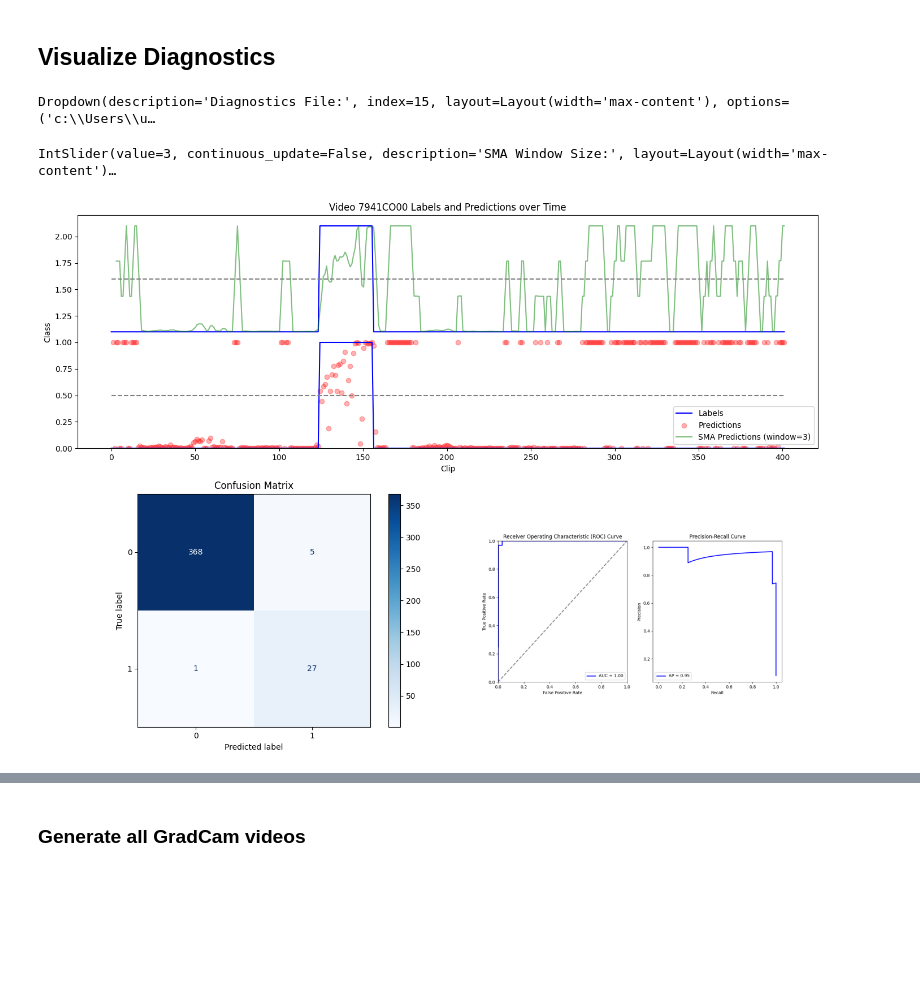
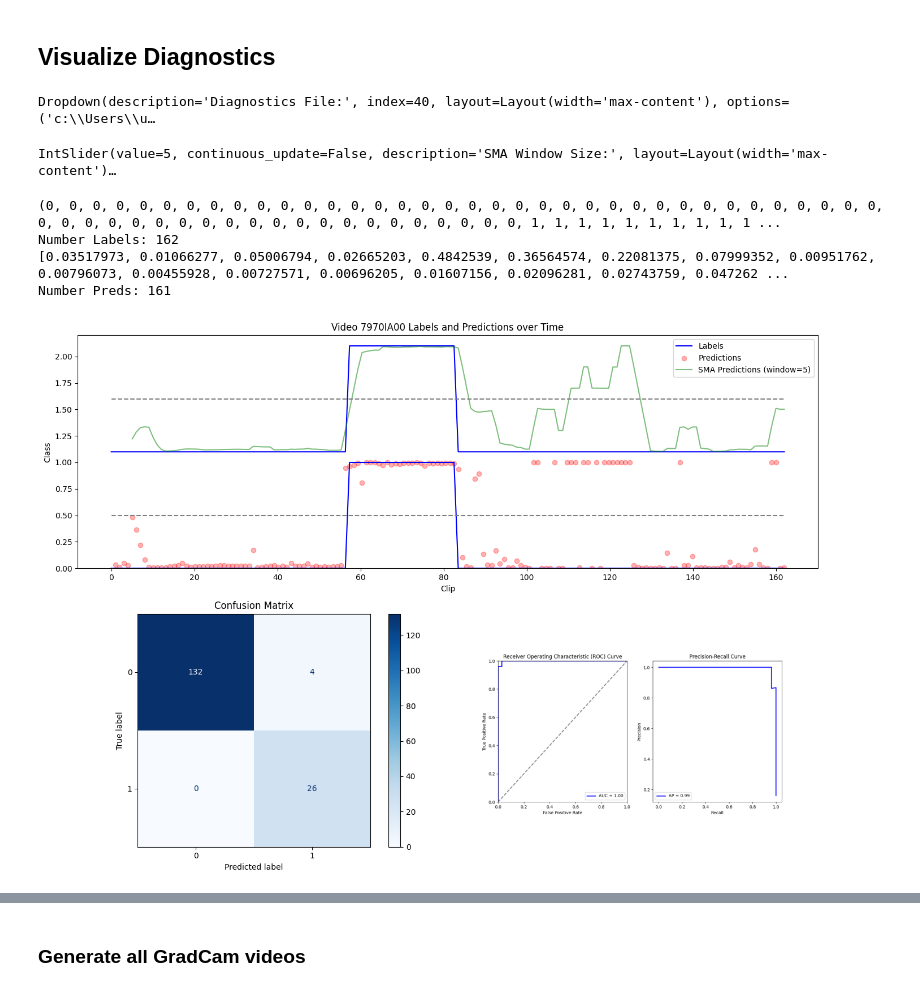
Before and after one commit to aidanboyne/CVEpilepsy, a Jupyter notebook: aidan_create_figures.ipynb, the cells around one changed output, grey strips where cells are left out. Cells and saved outputs as stored; diff of their text form; code cells hidden in the pictures; blank space fills up the shorter version.

Commit message:
Fix for confusion matrix

```diff
--- a/aidan_create_figures.ipynb
+++ b/aidan_create_figures.ipynb
@@ -22,6 +22,16 @@ def parse_predictions(preds_str):
 def simple_moving_average(data, window_size):
     return np.convolve(data, np.ones(window_size)/window_size, mode='valid')
 
+# Flips the false positive and false negative entries, these are calculated correctly for
+# the metrics but the display CM function is opossite.
+def flip_matrix_entries(matrix):
+    if len(matrix) != 2 or len(matrix[0]) != 2 or len(matrix[1]) != 2:
+        raise ValueError("Input must be a 2x2 matrix")
+
+    matrix[0][1], matrix[1][0] = matrix[1][0], matrix[0][1]
+
+    return matrix
+
 def plot_diagnostics(diagnostics_path, sma_window_size=5, title=""):
     # Read and parse the diagnostics text file
     with open(diagnostics_path, 'r') as file:
@@ -35,6 +45,7 @@ def plot_diagnostics(diagnostics_path, sma_window_size=5, title=""):
             list(map(int, confusion_matrix_match.group(1).split())),
             list(map(int, confusion_matrix_match.group(2).split()))
         ])
+        cm = flip_matrix_entries(cm)
 
     # Extract labels
     labels_pattern = re.compile(r'Labels:\n\[(.*)\]')
@@ -43,6 +54,7 @@ def plot_diagnostics(diagnostics_path, sma_window_size=5, title=""):
         labels = ast.literal_eval(labels_match.group(1))
         labels2 = np.array(labels) + 1.1
 
+    print(labels)
     print(f"Number Labels: {len(labels)}")
 
     # Extract predictions
@@ -52,6 +64,7 @@ def plot_diagnostics(diagnostics_path, sma_window_size=5, title=""):
         preds = parse_predictions(preds_match.group(1))
         preds2 = np.array(preds) + 1.1
 
+    print(preds)
     print(f"Number Preds: {len(preds)}")
 
     # Extract images saved for ROC and PC curves
@@ -142,33 +155,39 @@ cropped_test = ['c:\\Users\\u251245\\CVEpilepsy_remote\\diagnostic_save_path\\di
 # Create widgets for diagnostics file selection and SMA window size
 diagnostics_file_widget = widgets.Dropdown(
     options=cropped_test,
     description='Diagnostics File:',
     style={'description_width': 'initial'},
     layout={'width': 'max-content'}
 )
 
 sma_window_size_widget = widgets.IntSlider(
     value=5, min=1, max=20, step=1,
     description='SMA Window Size:',
     continuous_update=False,
     style={'description_width': 'initial'},
     layout={'width': 'max-content'}
 )
 
 def update_plot(change=None):
     clear_output(wait=True)
     display(diagnostics_file_widget, sma_window_size_widget)
     title = f"Video {Videos_key[diagnostics_file_widget.index]} "
     plot_diagnostics(diagnostics_file_widget.value, sma_window_size_widget.value, title)
 
 # Observe changes in the widgets
 diagnostics_file_widget.observe(update_plot, names='value')
 sma_window_size_widget.observe(update_plot, names='value')
 
 # Initial display of widgets
 display(diagnostics_file_widget, sma_window_size_widget)
 update_plot()
+
+#7941M700 - 103940
 # %% [output]
-Dropdown(description='Diagnostics File:', index=15, layout=Layout(width='max-content'), options=('c:\\Users\\u…
+Dropdown(description='Diagnostics File:', index=40, layout=Layout(width='max-content'), options=('c:\\Users\\u…
-IntSlider(value=3, continuous_update=False, description='SMA Window Size:', layout=Layout(width='max-content')…
+IntSlider(value=5, continuous_update=False, description='SMA Window Size:', layout=Layout(width='max-content')…
+(0, 0, 0, 0, 0, 0, 0, 0, 0, 0, 0, 0, 0, 0, 0, 0, 0, 0, 0, 0, 0, 0, 0, 0, 0, 0, 0, 0, 0, 0, 0, 0, 0, 0, 0, 0, 0, 0, 0, 0, 0, 0, 0, 0, 0, 0, 0, 0, 0, 0, 0, 0, 0, 0, 0, 0, 0, 1, 1, 1, 1, 1, 1, 1, 1, 1, 1 ...
+Number Labels: 162
+[0.03517973, 0.01066277, 0.05006794, 0.02665203, 0.4842539, 0.36564574, 0.22081375, 0.07999352, 0.00951762, 0.00796073, 0.00455928, 0.00727571, 0.00696205, 0.01607156, 0.02096281, 0.02743759, 0.047262 ...
+Number Preds: 161
-[figure, old version]
+[figure, new version]
```
Also changed, not shown: parts of 1 cell of this notebook, 4 other files.
